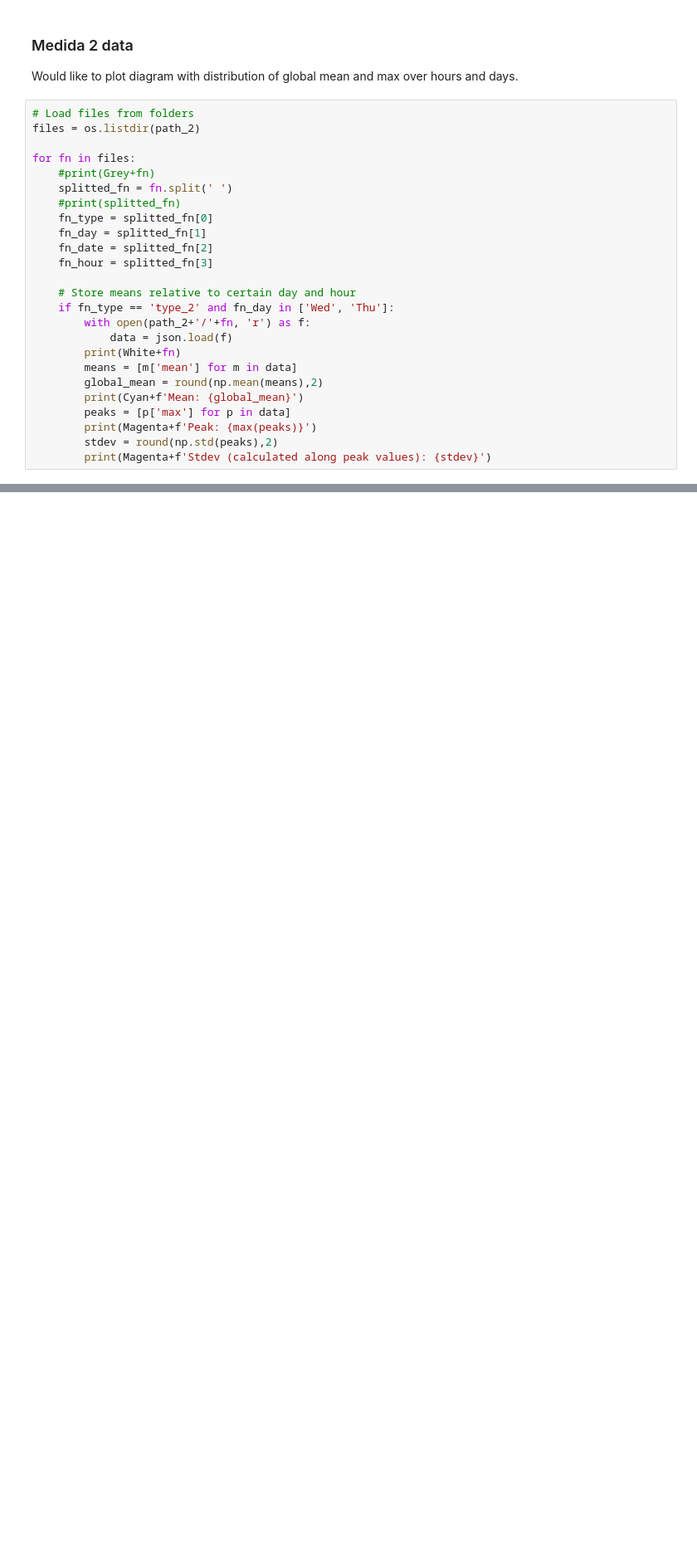
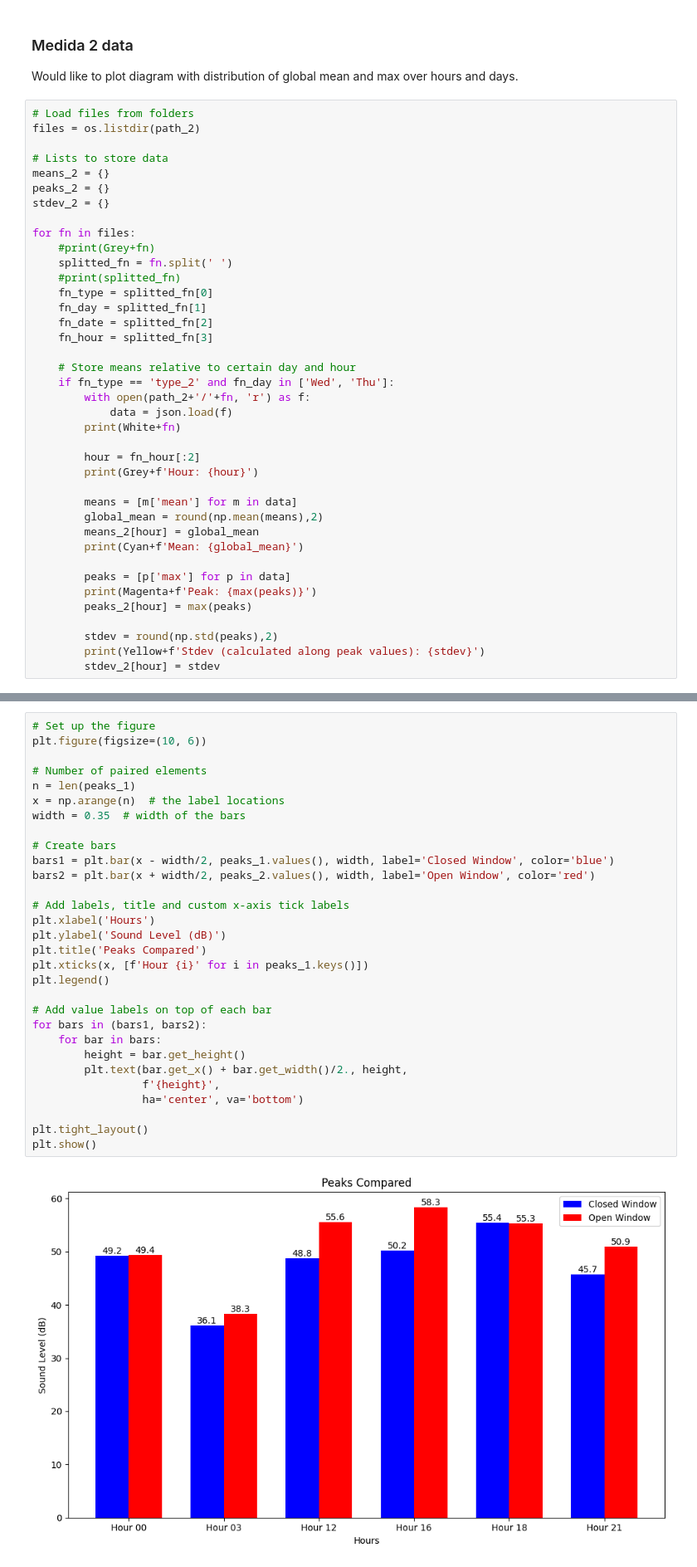
Before and after one commit to vanishady/SoundLevelMeter, a Jupyter notebook: Analysis.ipynb, the cells around one changed output, grey strips where cells are left out. Shown: that part at 83% size. Cells and saved outputs as stored; diff of their text form; blank space fills up the shorter version.

Commit message:
histograms plot

```diff
--- a/Analysis.ipynb
+++ b/Analysis.ipynb
@@ -88,6 +100,11 @@ Would like to plot diagram with distribution of global mean and max over hours a
 # %%
 # Load files from folders
 files = os.listdir(path_2)
+
+# Lists to store data
+means_2 = {}
+peaks_2 = {}
+stdev_2 = {}
 
 for fn in files:
     #print(Grey+fn)
@@ -103,12 +120,21 @@ for fn in files:
         with open(path_2+'/'+fn, 'r') as f:
             data = json.load(f)
         print(White+fn)
+
+        hour = fn_hour[:2]
+        print(Grey+f'Hour: {hour}')
+
         means = [m['mean'] for m in data]
         global_mean = round(np.mean(means),2)
+        means_2[hour] = global_mean
         print(Cyan+f'Mean: {global_mean}')
+
         peaks = [p['max'] for p in data]
         print(Magenta+f'Peak: {max(peaks)}')
+        peaks_2[hour] = max(peaks)
+
         stdev = round(np.std(peaks),2)
-        print(Magenta+f'Stdev (calculated along peak values): {stdev}')
+        print(Yellow+f'Stdev (calculated along peak values): {stdev}')
+        stdev_2[hour] = stdev
 # %% [output]
 type_2 Thu 2025-03-27 01h08m52s.json
@@ -131,3 +154,35 @@ type_2 Wed 2025-03-26 21h30m47s.json
 Mean: 40.78
 Peak: 50.9
 Stdev (calculated along peak values): 3.14
+# %%
+# Set up the figure
+plt.figure(figsize=(10, 6))
+
+# Number of paired elements
+n = len(peaks_1)
+x = np.arange(n)  # the label locations
+width = 0.35  # width of the bars
+
+# Create bars
+bars1 = plt.bar(x - width/2, peaks_1.values(), width, label='Closed Window', color='blue')
+bars2 = plt.bar(x + width/2, peaks_2.values(), width, label='Open Window', color='red')
+
+# Add labels, title and custom x-axis tick labels
+plt.xlabel('Hours')
+plt.ylabel('Sound Level (dB)')
+plt.title('Peaks Compared')
+plt.xticks(x, [f'Hour {i}' for i in peaks_1.keys()])
+plt.legend()
+
+# Add value labels on top of each bar
+for bars in (bars1, bars2):
+    for bar in bars:
+        height = bar.get_height()
+        plt.text(bar.get_x() + bar.get_width()/2., height,
+                 f'{height}',
+                 ha='center', va='bottom')
+
+plt.tight_layout()
+plt.show()
+# %% [output]
+[figure, added]
```
Also changed, not shown: parts of 4 cells of this notebook, 13 other files.
